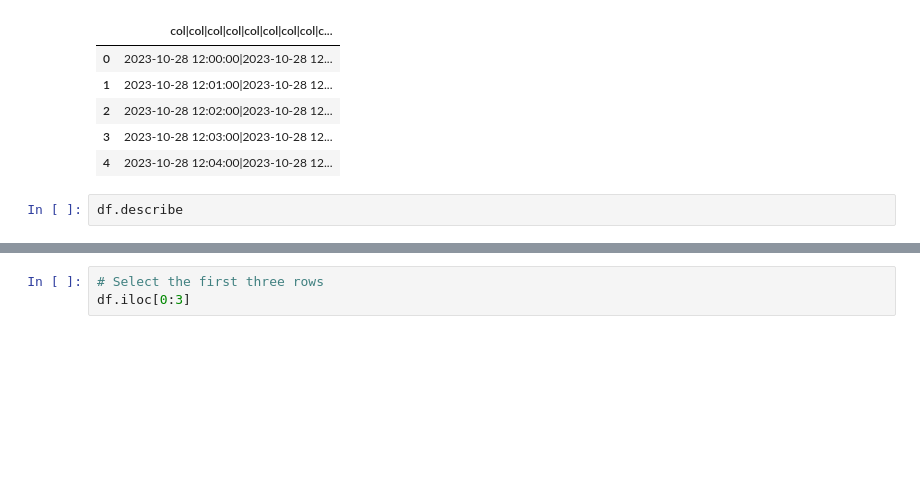
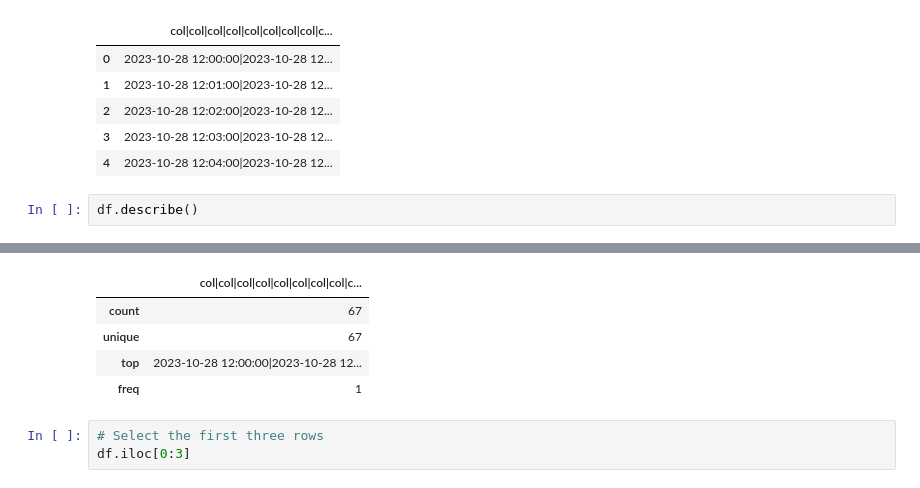
Before and after one commit to benkaan001/etl_playground, a Jupyter notebook: handle_unicode_characters_in_excel.ipynb, the cells around one changed output, grey strips where cells are left out. Saved outputs shown, nothing was run; the diff lists cells and outputs as text; blank space fills up the shorter version.

```diff
--- a/handle_unicode_characters_in_excel.ipynb
+++ b/handle_unicode_characters_in_excel.ipynb
@@ -18,5 +18,5 @@ df.head()
 | 3 | 2023-10-28 12:03:00|2023-10-28 12... |
 | 4 | 2023-10-28 12:04:00|2023-10-28 12... |
 # %%
-df.describe
+df.describe()
 # %% [output]
@@ -37,3 +23,8 @@ df.describe
+|  | col|col|col|col|col|col|col|col|c... |
+| count | 67 |
+| unique | 67 |
+| top | 2023-10-28 12:00:00|2023-10-28 12... |
+| freq | 1 |
 # %%
 # Select the first three rows
 df.iloc[0:3]
```
Also changed, not shown: parts of 3 cells of this notebook.
